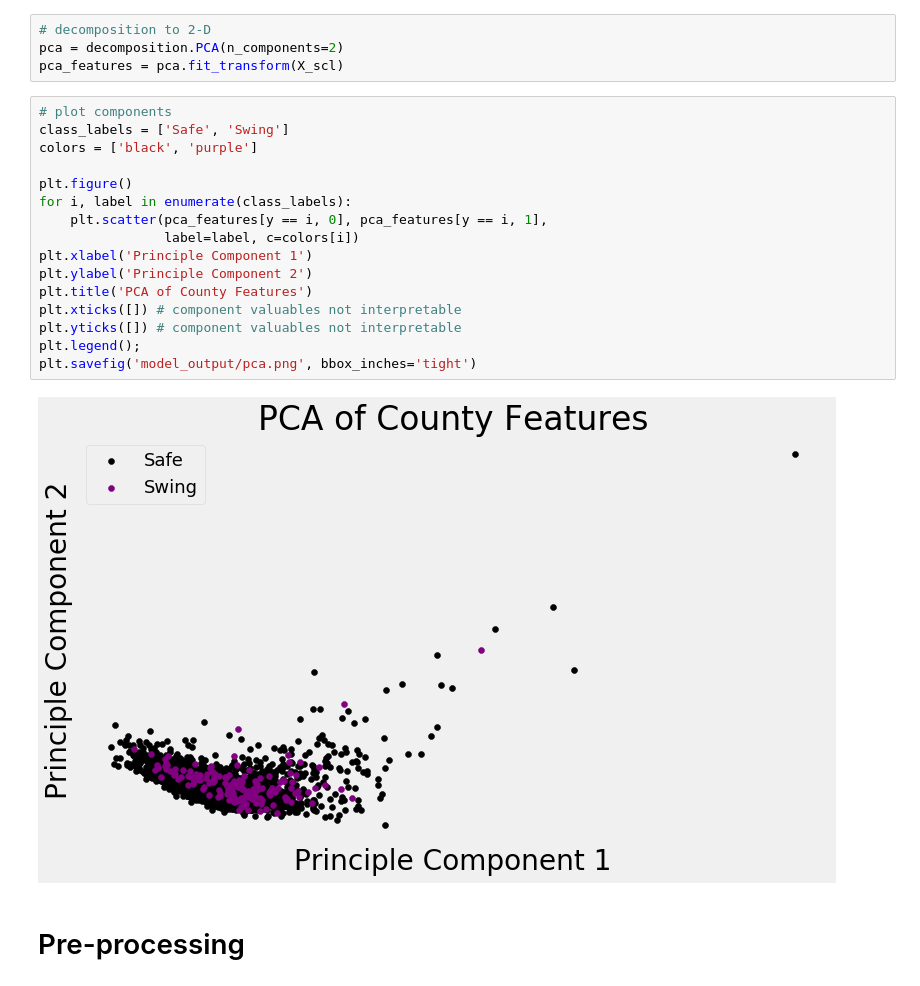
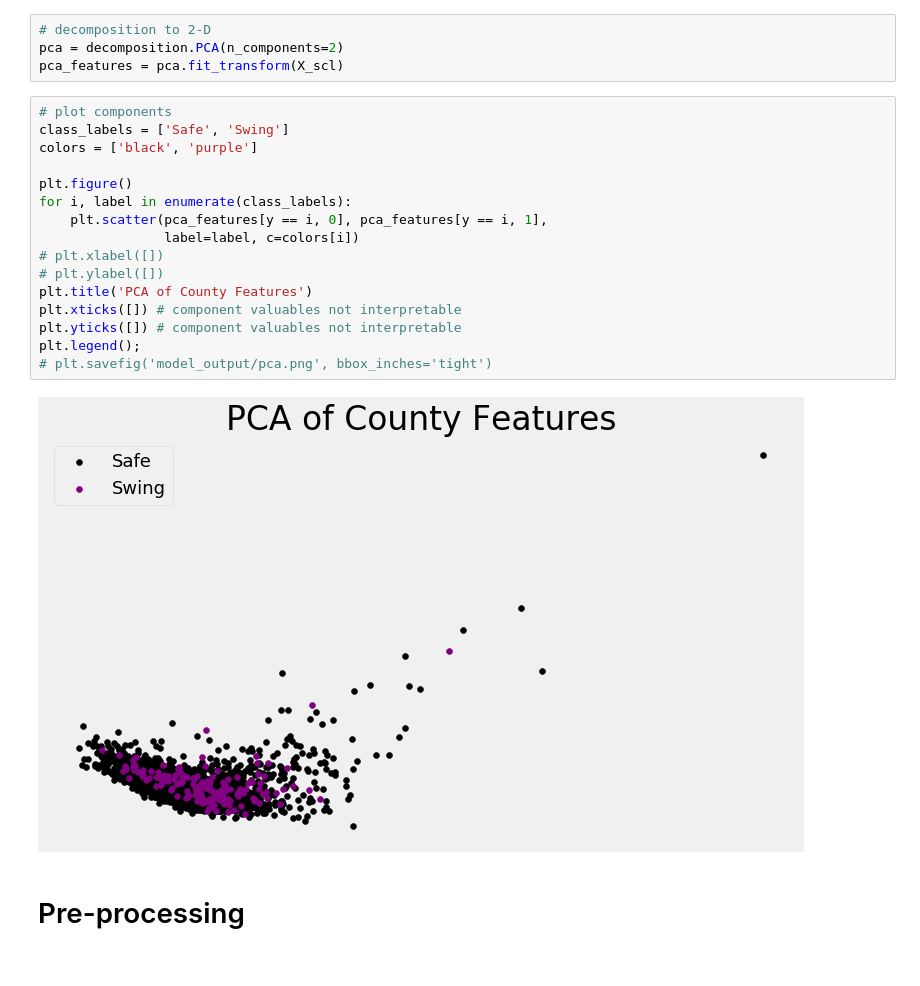
Before and after one commit to kevscon/Project-3, a Jupyter notebook: modeling.ipynb, the cells around one changed output. Drawn from its saved outputs; the diff is of its cells as text.

Commit message:
pca plot

```diff
--- a/modeling.ipynb
+++ b/modeling.ipynb
@@ -221,21 +221,21 @@ pca_features = pca.fit_transform(X_scl)
 # %%
 # plot components
 class_labels = ['Safe', 'Swing']
 colors = ['black', 'purple']
 
 plt.figure()
 for i, label in enumerate(class_labels):
     plt.scatter(pca_features[y == i, 0], pca_features[y == i, 1],
                 label=label, c=colors[i])
-plt.xlabel('Principle Component 1')
-plt.ylabel('Principle Component 2')
+# plt.xlabel([])
+# plt.ylabel([])
 plt.title('PCA of County Features')
 plt.xticks([]) # component valuables not interpretable
 plt.yticks([]) # component valuables not interpretable
 plt.legend();
-plt.savefig('model_output/pca.png', bbox_inches='tight')
+# plt.savefig('model_output/pca.png', bbox_inches='tight')
 # %% [output]
-[figure, old version]
+[figure, new version]
 # %% [markdown]
 # Pre-processing
 # %% [markdown]
```
Also changed, not shown: parts of 1 cell of this notebook.
